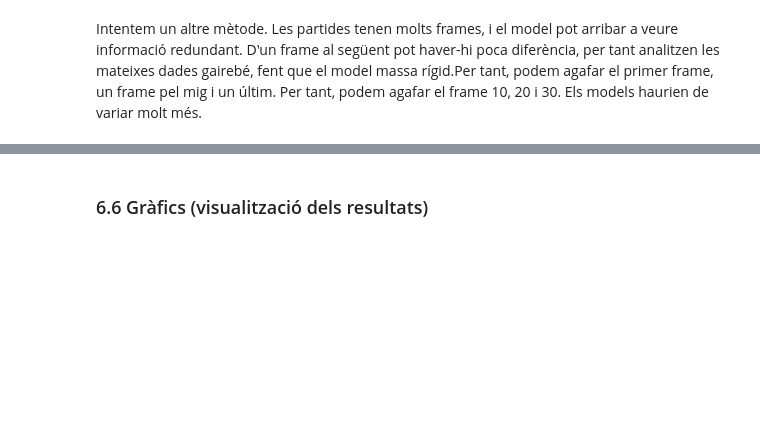
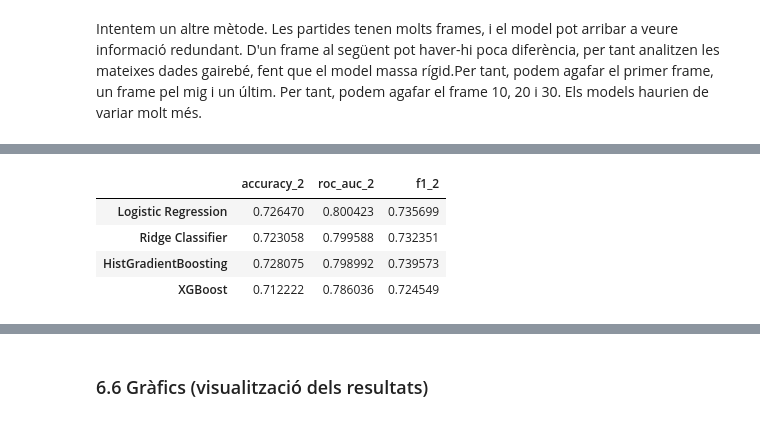
Before and after one commit to NIU1634990/kaggle_lol, a Jupyter notebook: kaggle.ipynb, the cells around one changed output, grey strips where cells are left out. Drawn from its saved outputs; the diff is of its cells as text; code cells hidden in the pictures; blank space fills up the shorter version.

```diff
--- a/kaggle.ipynb
+++ b/kaggle.ipynb
@@ -1319,0 +1460,94 @@ df_30 = df[df["frame"] == 30]
+# %%
+df_10_2 = df[df["frame"] == 10].copy()
+df_20_2 = df[df["frame"] == 20].copy()
+df_30_2 = df[df["frame"] == 30].copy()
+
+def preprocess_snapshot(df_snap):
+    df_snap = df_snap.copy()
+
+    cols_to_drop = ["gameId", "gameDuration", "champLevelDiff"]
+    df_snap = df_snap.drop(columns=cols_to_drop)
+
+    df_snap["wardsPlaced"] = df_snap["wardsPlaced"].clip(upper=400)
+
+    # KDA
+    df_snap["kda_ratio"] = (df_snap["kills"] + df_snap["assists"]) / (df_snap["deaths"] + 1)
+    df_snap = df_snap.drop(columns=["kills", "assists", "deaths"])
+
+    # Objectius
+    df_snap["objectiveControl"] = (
+        df_snap["killedFireDrake"] + df_snap["killedWaterDrake"] + df_snap["killedAirDrake"] +
+        df_snap["killedEarthDrake"] + df_snap["killedElderDrake"] +
+        df_snap["killedBaronNashor"] + df_snap["killedRiftHerald"]
+        -
+        (
+            df_snap["lostFireDrake"] + df_snap["lostWaterDrake"] + df_snap["lostAirDrake"] +
+            df_snap["lostEarthDrake"] + df_snap["lostElderDrake"] +
+            df_snap["lostBaronNashor"] + df_snap["lostRiftHerald"]
+        )
+    )
+
+    df_snap = df_snap.drop(columns=[
+        "killedFireDrake", "killedWaterDrake", "killedAirDrake",
+        "killedEarthDrake", "killedElderDrake", "killedBaronNashor", "killedRiftHerald",
+        "lostFireDrake", "lostWaterDrake", "lostAirDrake",
+        "lostEarthDrake", "lostElderDrake", "lostBaronNashor", "lostRiftHerald"
+    ])
+
+    X = df_snap.drop(columns=["hasWon"])
+    y = df_snap["hasWon"]
+
+    return X, y
+
+X_10_2, y_10_2 = preprocess_snapshot(df_10)
+X_20_2, y_20_2 = preprocess_snapshot(df_20)
+X_30_2, y_30_2 = preprocess_snapshot(df_30)
+
+def evaluate_snapshot(X, y, models):
+    gss = GroupShuffleSplit(test_size=0.2, n_splits=1, random_state=42)
+    groups = df.loc[X.index, "gameId"]
+
+    for train_idx, test_idx in gss.split(X, y, groups):
+        X_train, X_test = X.iloc[train_idx], X.iloc[test_idx]
+        y_train, y_test = y.iloc[train_idx], y.iloc[test_idx]
+
+    results = {}
+
+    for name, model in models.items():
+
+        model.fit(X_train, y_train)
+        pred = model.predict(X_test)
+
+        # Maneig
+        if hasattr(model, "predict_proba"):
+            prob = model.predict_proba(X_test)[:, 1]
+
+        elif hasattr(model, "decision_function"):
+            decision_scores = model.decision_function(X_test)
+            prob = (decision_scores - decision_scores.min()) / (decision_scores.max() - decision_scores.min())
+
+        else:
+            prob = pred
+
+        # Calcular mètriques
+        results[name] = {
+            "accuracy_2": accuracy_score(y_test, pred),
+            "roc_auc_2": roc_auc_score(y_test, prob),
+            "f1_2": f1_score(y_test, pred)
+        }
+
+    return pd.DataFrame(results).T
+
+results_10_2 = evaluate_snapshot(X_10_2, y_10_2, models)
+results_20_2 = evaluate_snapshot(X_20_2, y_20_2, models)
+results_30_2 = evaluate_snapshot(X_30_2, y_30_2, models)
+
+print("\nResultats Frame 10 (2):")
+display(results_10_2)
+
+print("\nResultats Frame 20 (2):")
+display(results_20_2)
+
+print("\nResultats Frame 30 (2):")
+display(results_30_2)
+# %% [output]
@@ -1319,0 +1555,5 @@ df_30 = df[df["frame"] == 30]
+|  | accuracy_2 | roc_auc_2 | f1_2 |
+| Logistic Regression | 0.726470 | 0.800423 | 0.735699 |
+| Ridge Classifier | 0.723058 | 0.799588 | 0.732351 |
+| HistGradientBoosting | 0.728075 | 0.798992 | 0.739573 |
+| XGBoost | 0.712222 | 0.786036 | 0.724549 |
```
Also changed, not shown: parts of 18 cells of this notebook.
